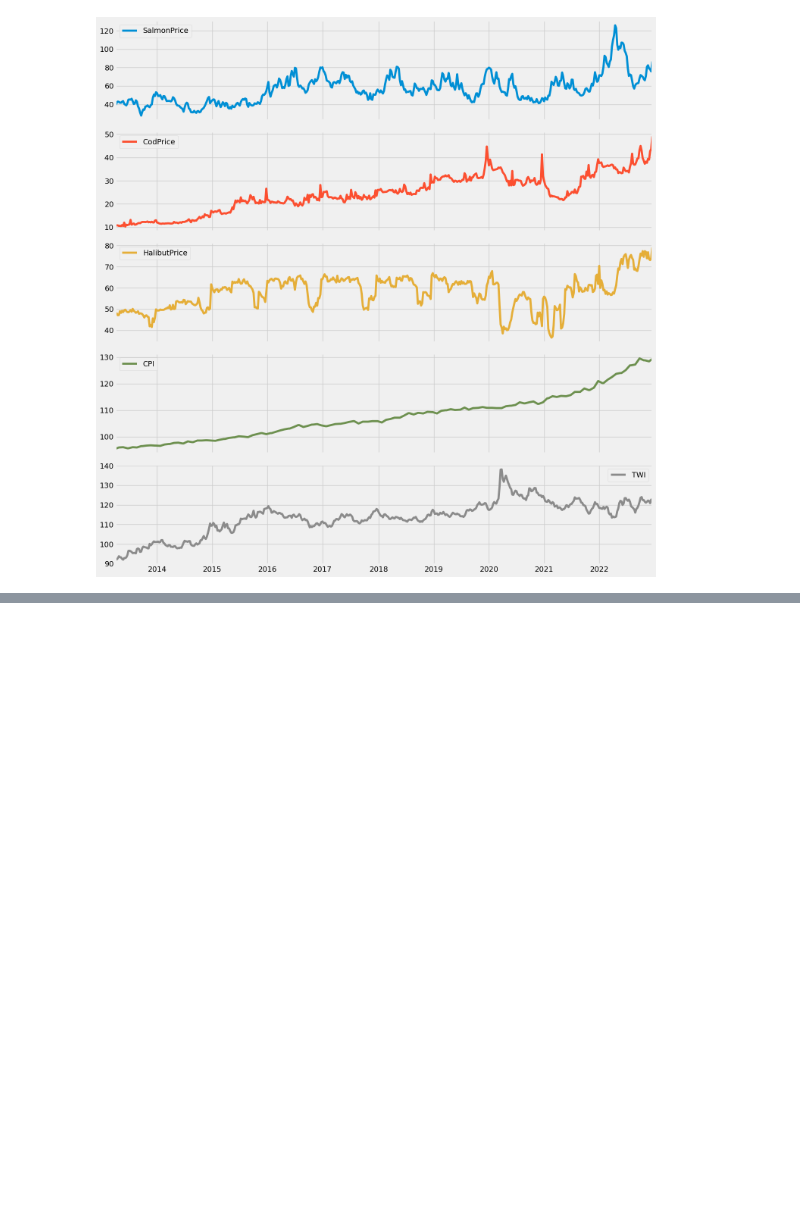
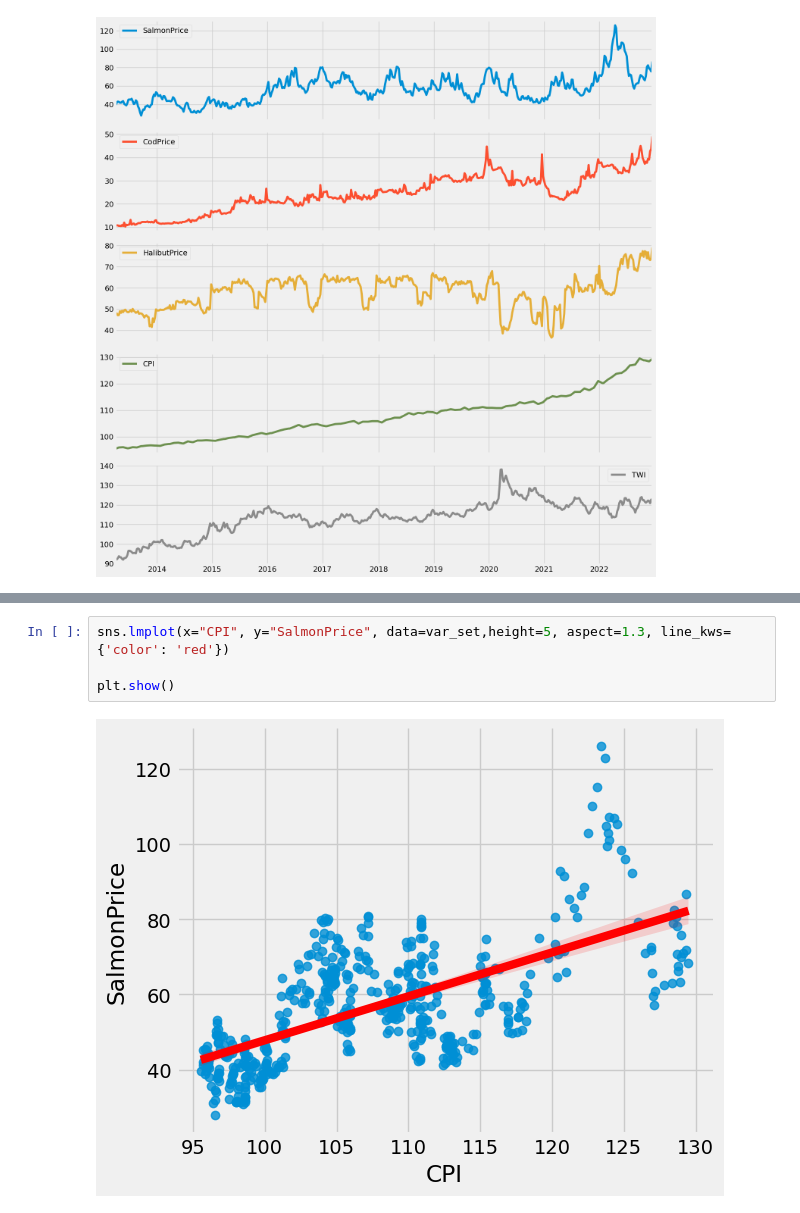
Before and after one commit to BachelorLaks/bachelor2023, a Jupyter notebook: data/Exploratory analysis.ipynb, the cells around one changed output, grey strips where cells are left out. Drawn from its saved outputs; the diff is of its cells as text; blank space fills up the shorter version.

```diff
--- a/data/Exploratory analysis.ipynb
+++ b/data/Exploratory analysis.ipynb
@@ -36,0 +51,6 @@ plt.show()
+# %%
+sns.lmplot(x="CPI", y="SalmonPrice", data=var_set,height=5, aspect=1.3, line_kws={'color': 'red'})
+
+plt.show()
+# %% [output]
+[figure, added]
```
Also changed, not shown: parts of 3 cells of this notebook, 1 other file.
